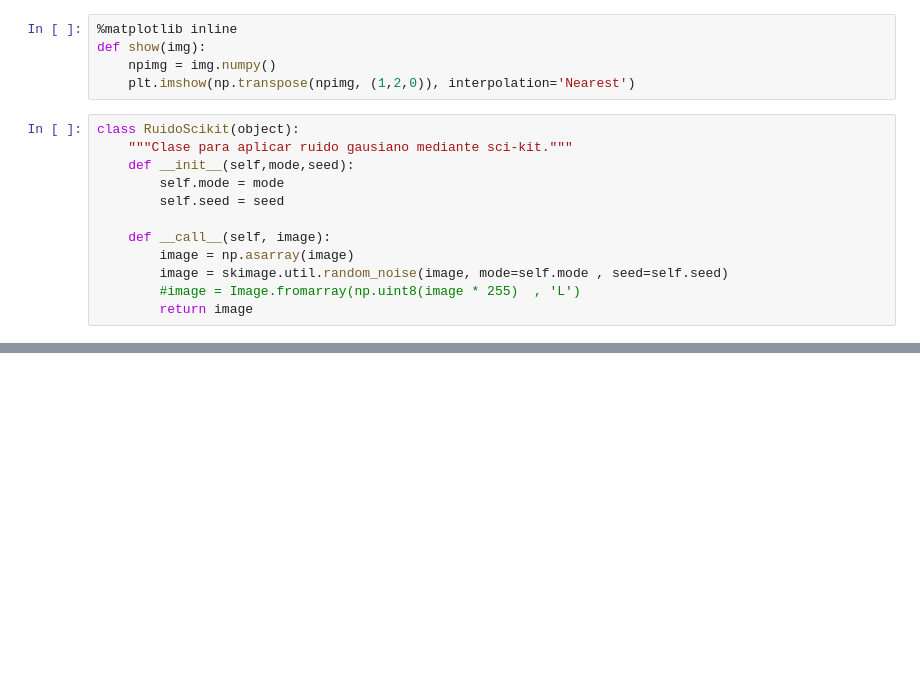
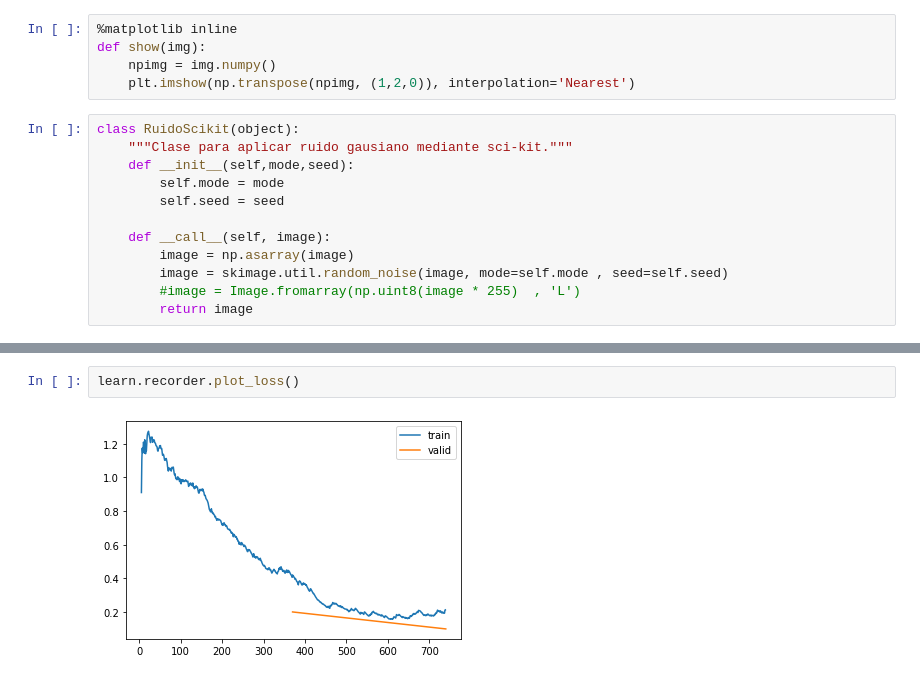
Before and after one commit to Istaliyan/PruebasTFG, a Jupyter notebook: ClasificadorSoldadurasTipo2.ipynb, the cells around one changed output, grey strips where cells are left out. Saved outputs shown, nothing was run; the diff lists cells and outputs as text; blank space fills up the shorter version.

```diff
--- a/ClasificadorSoldadurasTipo2.ipynb
+++ b/ClasificadorSoldadurasTipo2.ipynb
@@ -97,3 +103,7 @@ learn.fine_tune(1)
+# %%
+learn.recorder.plot_loss()
+# %% [output]
+[figure, added]
 # %%
 learn.show_results()
 # %% [output]
```
Also changed, not shown: parts of 23 cells of this notebook.
